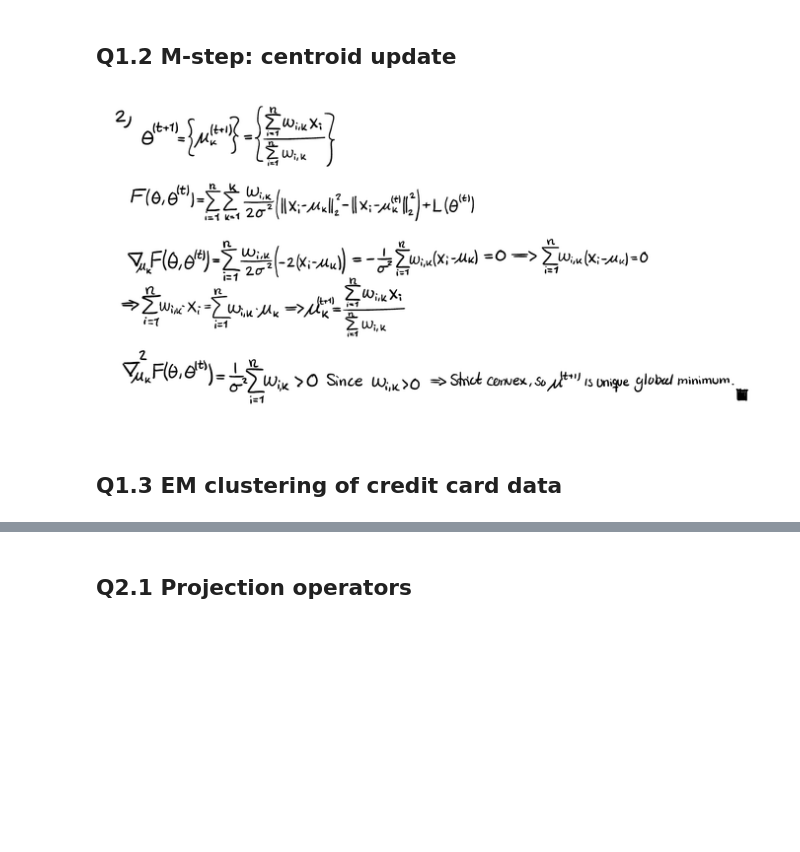
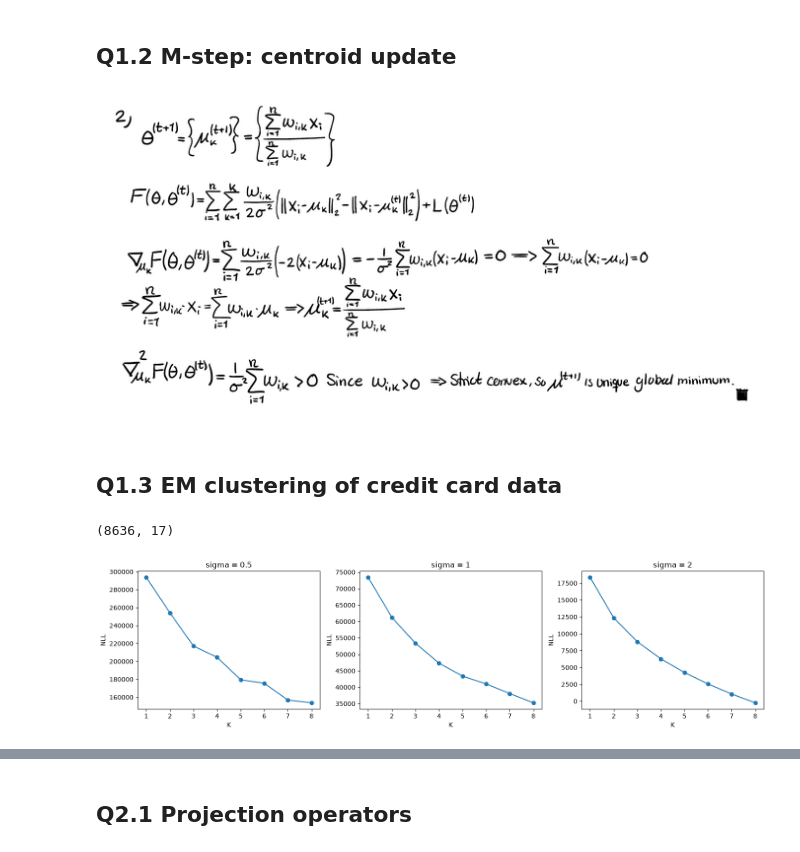
Before and after one commit to SimonC03/coding-playground, a Jupyter notebook: MPDSC/continuous-optimization/assignment3/assignment3_group3.ipynb, the cells around one changed output, grey strips where cells are left out. Drawn from its saved outputs; the diff is of its cells as text; code cells hidden in the pictures; blank space fills up the shorter version.

```diff
--- a/MPDSC/continuous-optimization/assignment3/assignment3_group3.ipynb
+++ b/MPDSC/continuous-optimization/assignment3/assignment3_group3.ipynb
@@ -23,6 +23,9 @@ import matplotlib.pyplot as plt
 # %%
 df = pd.read_csv('CC GENERAL.csv').drop(columns='CUST_ID').dropna()
 X = df.to_numpy()
+X = (X - X.mean(axis=0)) / X.std(axis=0)
 print(X.shape)
+# %% [output]
+(8636, 17)
 # %%
 def EM_clustering(X, sigma, K):
@@ -40,5 +63,22 @@ def EM_clustering(X, sigma, K):
     return M, value
 # %%
 # (a) Optimal NLL vs number of clusters K for some values of sigma
+sigmas = [0.5, 1, 2]
+Ks = range(1, 9)
+
+fig, axes = plt.subplots(1, 3, figsize=(15, 4))
+for ax, sigma in zip(axes, sigmas):
+    nll = []
+    for K in Ks:
+        M, value = EM_clustering(X, sigma, K)
+        nll.append(value[-1])
+    ax.plot(Ks, nll, 'o-')
+    ax.set_title('sigma = ' + str(sigma))
+    ax.set_xlabel('K')
+    ax.set_ylabel('NLL')
+plt.tight_layout()
+plt.show()
+# %% [output]
+[figure, added]
 # %%
 # (b) Optimal NLL vs sigma for K = 3
```
Also changed, not shown: parts of 5 cells of this notebook.
